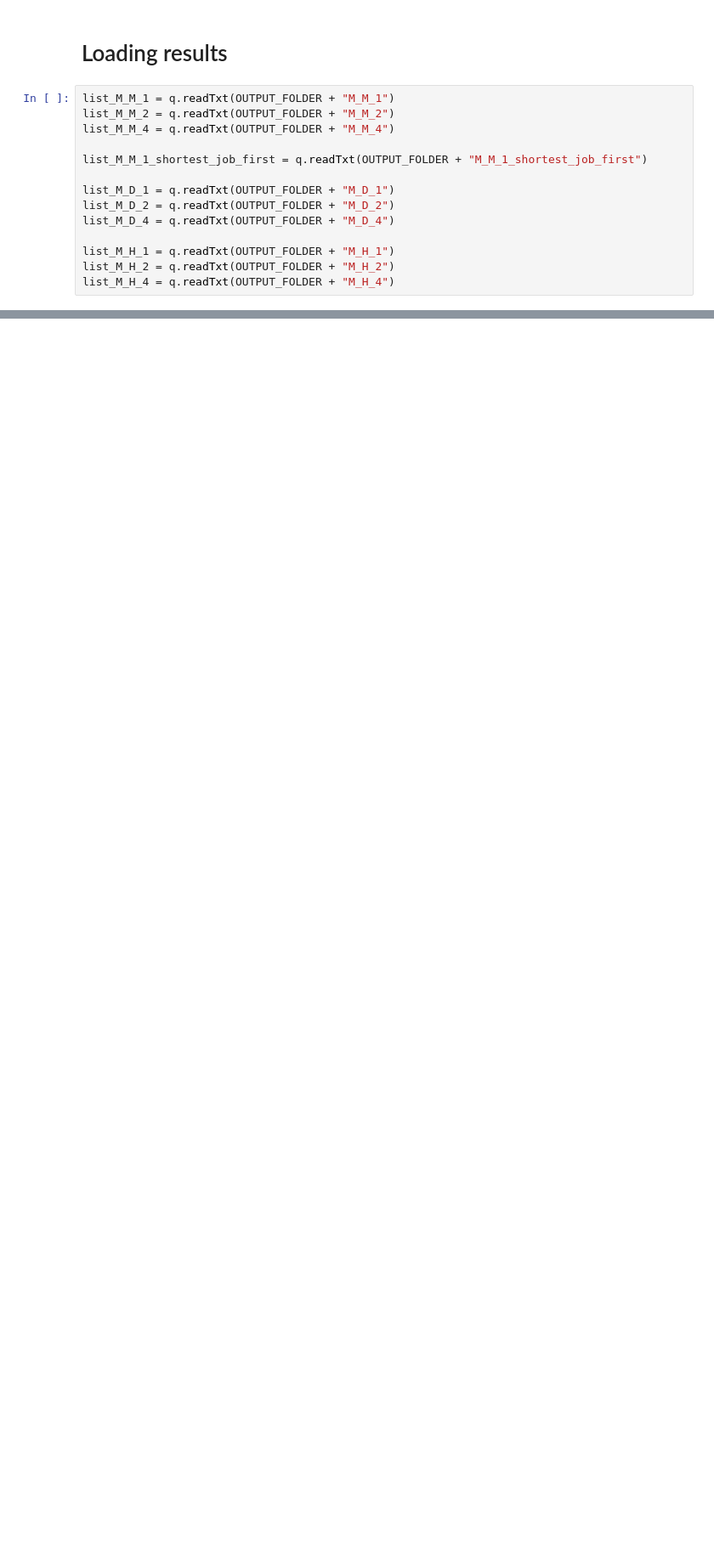
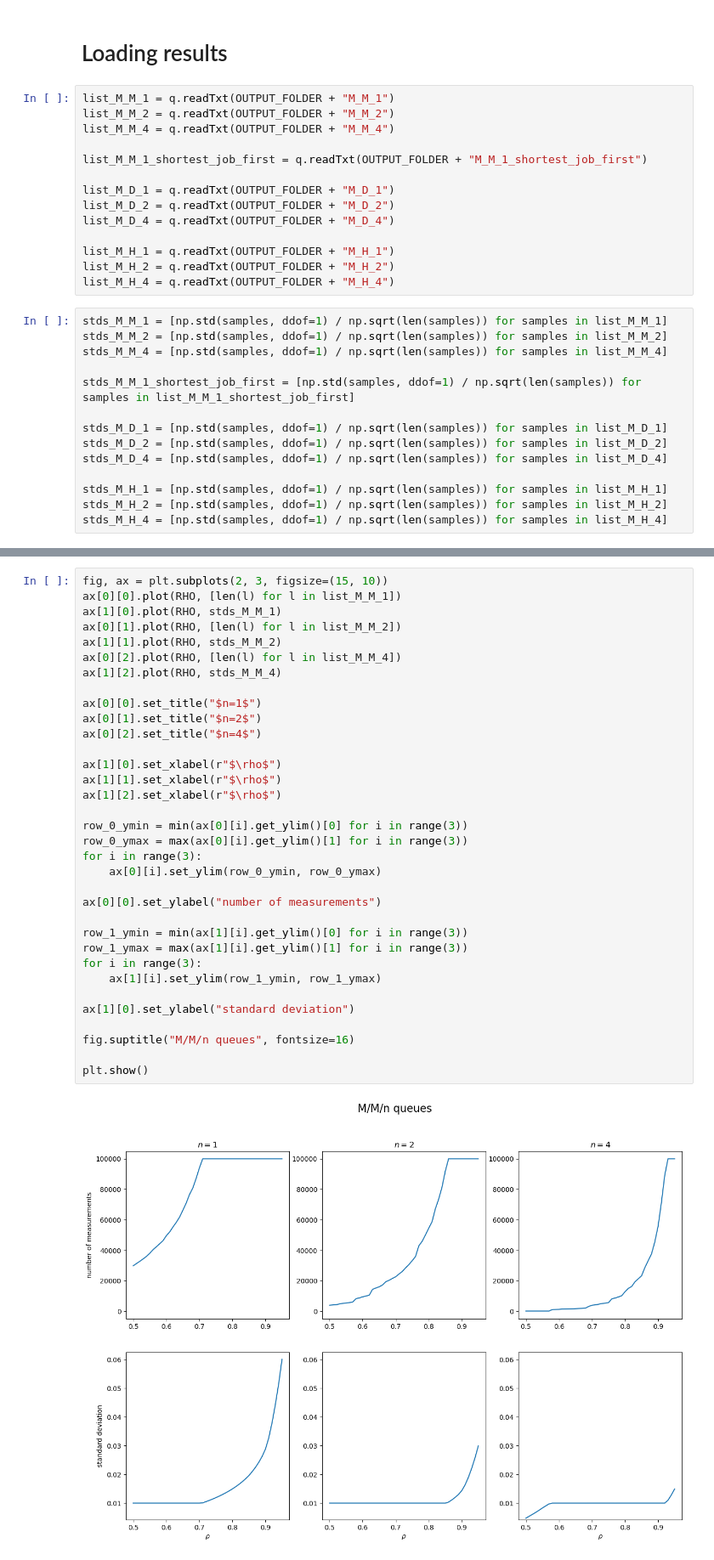
Before and after one commit to tuaosh/StochSim-Assignment-2, a Jupyter notebook: simulations.ipynb, the cells around one changed output, grey strips where cells are left out. Shown at 85% size. Drawn from its saved outputs; the diff is of its cells as text; blank space fills up the shorter version.

```diff
--- a/simulations.ipynb
+++ b/simulations.ipynb
@@ -173,3 +173,17 @@ list_M_D_4 = q.readTxt(OUTPUT_FOLDER + "M_D_4")
 list_M_H_1 = q.readTxt(OUTPUT_FOLDER + "M_H_1")
 list_M_H_2 = q.readTxt(OUTPUT_FOLDER + "M_H_2")
 list_M_H_4 = q.readTxt(OUTPUT_FOLDER + "M_H_4")
+# %%
+stds_M_M_1 = [np.std(samples, ddof=1) / np.sqrt(len(samples)) for samples in list_M_M_1]
+stds_M_M_2 = [np.std(samples, ddof=1) / np.sqrt(len(samples)) for samples in list_M_M_2]
+stds_M_M_4 = [np.std(samples, ddof=1) / np.sqrt(len(samples)) for samples in list_M_M_4]
+
+stds_M_M_1_shortest_job_first = [np.std(samples, ddof=1) / np.sqrt(len(samples)) for samples in list_M_M_1_shortest_job_first]
+
+stds_M_D_1 = [np.std(samples, ddof=1) / np.sqrt(len(samples)) for samples in list_M_D_1]
+stds_M_D_2 = [np.std(samples, ddof=1) / np.sqrt(len(samples)) for samples in list_M_D_2]
+stds_M_D_4 = [np.std(samples, ddof=1) / np.sqrt(len(samples)) for samples in list_M_D_4]
+
+stds_M_H_1 = [np.std(samples, ddof=1) / np.sqrt(len(samples)) for samples in list_M_H_1]
+stds_M_H_2 = [np.std(samples, ddof=1) / np.sqrt(len(samples)) for samples in list_M_H_2]
+stds_M_H_4 = [np.std(samples, ddof=1) / np.sqrt(len(samples)) for samples in list_M_H_4]
@@ -175,0 +194,36 @@ list_M_H_4 = q.readTxt(OUTPUT_FOLDER + "M_H_4")
+# %%
+fig, ax = plt.subplots(2, 3, figsize=(15, 10))
+ax[0][0].plot(RHO, [len(l) for l in list_M_M_1])
+ax[1][0].plot(RHO, stds_M_M_1)
+ax[0][1].plot(RHO, [len(l) for l in list_M_M_2])
+ax[1][1].plot(RHO, stds_M_M_2)
+ax[0][2].plot(RHO, [len(l) for l in list_M_M_4])
+ax[1][2].plot(RHO, stds_M_M_4)
+
+ax[0][0].set_title("$n=1$")
+ax[0][1].set_title("$n=2$")
+ax[0][2].set_title("$n=4$")
+
+ax[1][0].set_xlabel(r"$\rho$")
+ax[1][1].set_xlabel(r"$\rho$")
+ax[1][2].set_xlabel(r"$\rho$")
+
+row_0_ymin = min(ax[0][i].get_ylim()[0] for i in range(3))
+row_0_ymax = max(ax[0][i].get_ylim()[1] for i in range(3))
+for i in range(3):
+    ax[0][i].set_ylim(row_0_ymin, row_0_ymax)
+
+ax[0][0].set_ylabel("number of measurements")
+
+row_1_ymin = min(ax[1][i].get_ylim()[0] for i in range(3))
+row_1_ymax = max(ax[1][i].get_ylim()[1] for i in range(3))
+for i in range(3):
+    ax[1][i].set_ylim(row_1_ymin, row_1_ymax)
+
+ax[1][0].set_ylabel("standard deviation")
+
+fig.suptitle("M/M/n queues", fontsize=16)
+
+plt.show()
+# %% [output]
+[figure, added]
```
Also changed, not shown: parts of 8 cells of this notebook.
